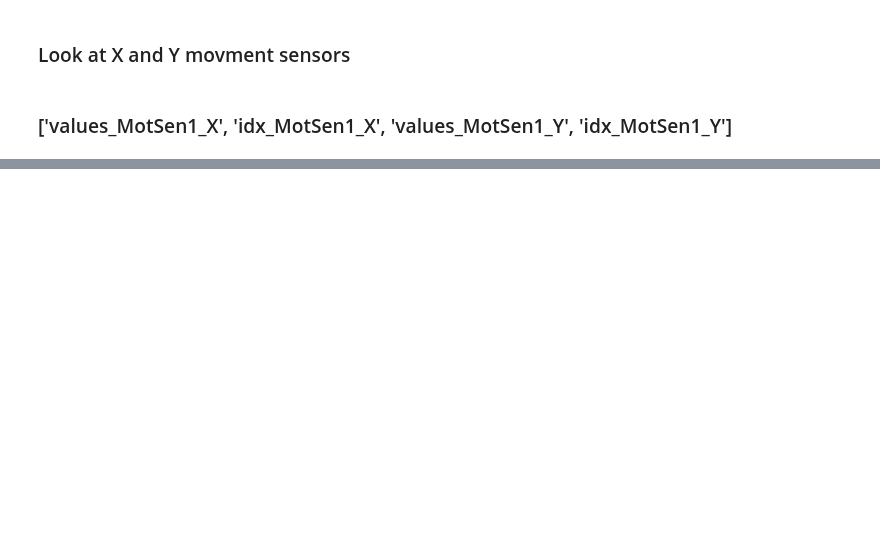
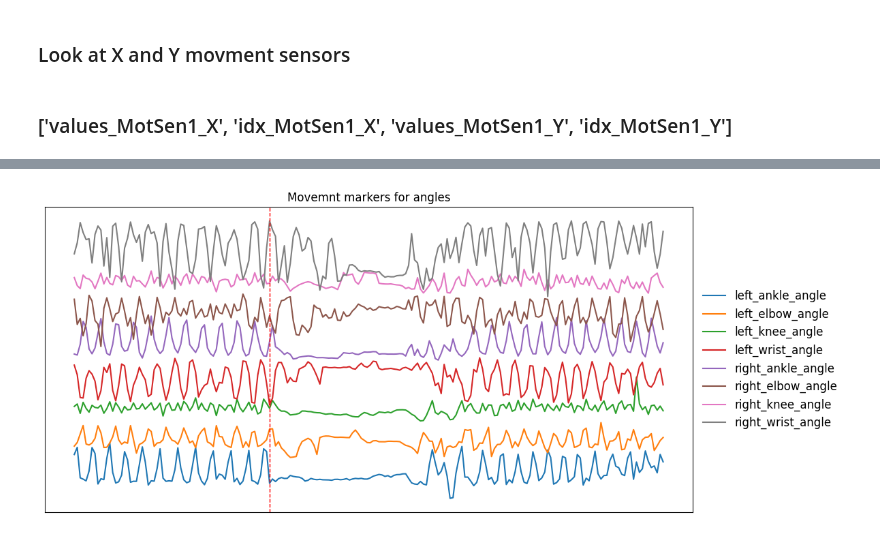
Before and after one commit to martinesparza/earthquake-analysis, a Jupyter notebook: notebooks/M062/trial_averaged_RNN/M062_2025_03_21_14_00_movment.ipynb, the cells around one changed output, grey strips where cells are left out. Saved outputs shown, nothing was run; the diff lists cells and outputs as text; code cells hidden in the pictures; blank space fills up the shorter version.

```diff
--- a/notebooks/M062/trial_averaged_RNN/M062_2025_03_21_14_00_movment.ipynb
+++ b/notebooks/M062/trial_averaged_RNN/M062_2025_03_21_14_00_movment.ipynb
@@ -123,0 +162,39 @@ plt.show()
+# %%
+# List of columns you want to plot
+columns = [
+    'hip_center','left_ankle', 'left_ankle_angle', 'left_elbow', 'left_elbow_angle',
+    'left_foot', 'left_knee', 'left_knee_angle', 'left_paw', 'left_shoulder', 'left_wrist',
+    'left_wrist_angle', 'right_ankle','right_ankle_angle', 'right_elbow', 'right_elbow_angle',
+    'right_foot', 'right_knee', 'right_knee_angle', 'right_paw', 'right_shoulder',
+    'right_wrist', 'right_wrist_angle', 'shoulder_center', 'tail_base', 'tail_middle', 'tail_tip'
+]
+
+# Select columns ending with '_angle'
+angle_columns = [col for col in df_.columns if col.endswith('_angle')]
+
+plt.figure(figsize=(12, 5))
+
+offset = 0  # vertical offset
+spacing = 60  # space between lines
+
+for col in angle_columns:
+    angle_seq = df_.loc[0, col]
+
+    if isinstance(angle_seq, (list, np.ndarray)):
+        angle_seq = np.array(angle_seq)
+        normalized = angle_seq - np.mean(angle_seq)  # optional: normalize around 0
+        plt.plot(normalized + offset, label=col)
+        offset += spacing  # move up for the next line
+    else:
+        print(f"Skipping {col}: not a sequence")
+
+plt.axvline(x=perturb_time_idx, color='red', linestyle='--', linewidth=1)
+# Remove axis labels and ticks if you want a clean look
+plt.yticks([])
+plt.xticks([])
+plt.title("Movemnt markers for angles")
+plt.legend(loc='center left', bbox_to_anchor=(1, 0.5), fontsize=12, frameon = False)
+plt.tight_layout()
+plt.show()
+# %% [output]
+[figure, added]
```
Also changed, not shown: parts of 9 cells of this notebook.
